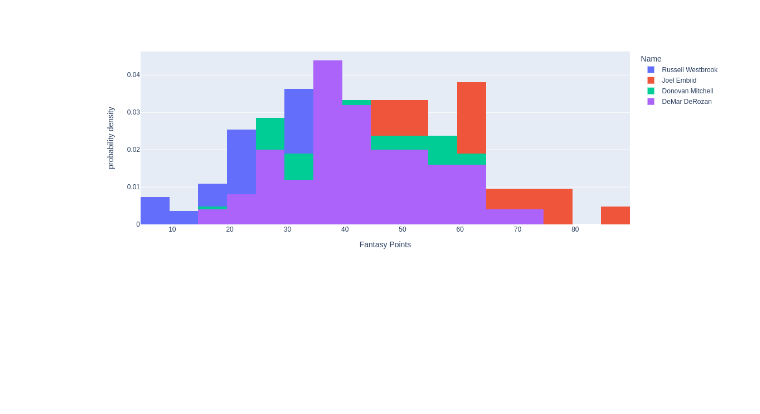
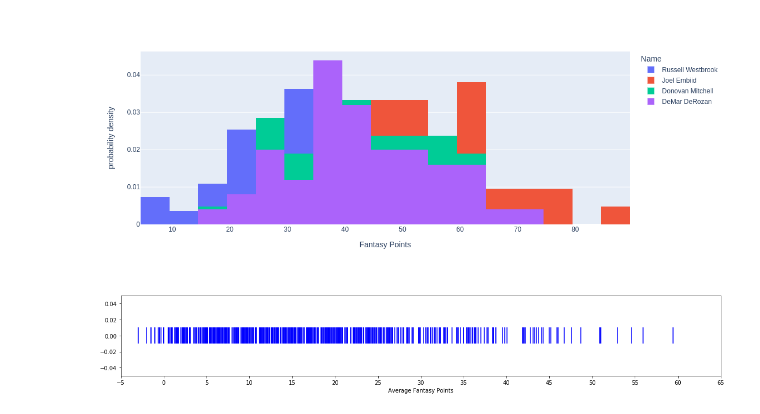
Before and after one commit to Blunt10K/NBA, a Jupyter notebook: notebooks/Fantasy_analysis.ipynb, the cells around one changed output. Saved outputs shown, nothing was run; the diff lists cells and outputs as text; code cells hidden in the pictures; blank space fills up the shorter version.

Commit message:
csv box scores

```diff
--- a/notebooks/Fantasy_analysis.ipynb
+++ b/notebooks/Fantasy_analysis.ipynb
@@ -48,6 +50,7 @@ join =  "Box_scores INNER JOIN Players on Box_scores.Player_ID = Players.ID "
 
 select = "SELECT "+ fields + " FROM " + join + "ORDER BY Game_day desc"
 # %%
-box_scores = pd.read_sql(select,engine)
+box_scores = pd.read_sql(select,engine,parse_dates=["Game_day"])
 # %%
-box_scores["Game_day"] = pd.to_datetime(box_scores["Game_day"])
+box_scores.dtypes
+# box_scores["Game_day"] = pd.to_datetime(box_scores["Game_day"])
@@ -139,0 +160,18 @@ Dash app running on http://127.0.0.1:8050/
+# %%
+def plot_fp_distribution(fps):
+    fig = plt.figure(figsize=(15,2))
+    ax = fig.add_axes([0,1,1,1])
+
+    plt.vlines(x = fps, ymin = -0.01,ymax=0.01, colors='b')
+    plt.ylim((-0.05,0.05))
+    plt.xlim((0,max(fps)+1))
+    plt.xlabel("Average Fantasy Points")
+    plt.xticks(range(-5,70,5))
+
+    return
+# %%
+fps = box_scores.groupby("Name").mean()
+# %%
+plot_fp_distribution(fps["Fantasy Points"])
+# %% [output]
+[figure, added]
```
Also changed, not shown: parts of 5 cells of this notebook, 3 other files.
